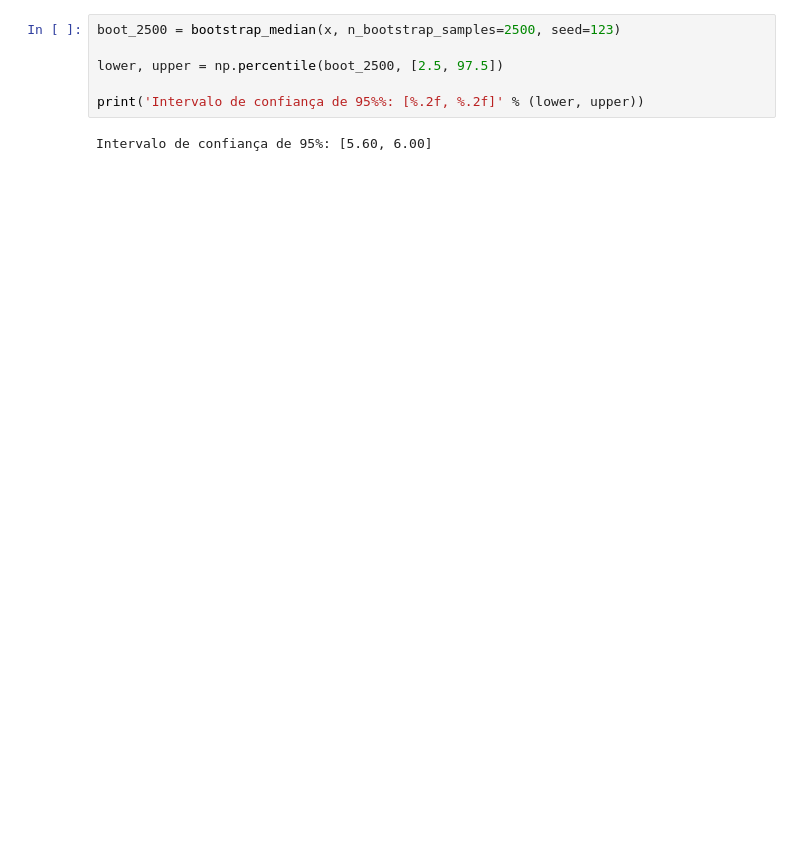
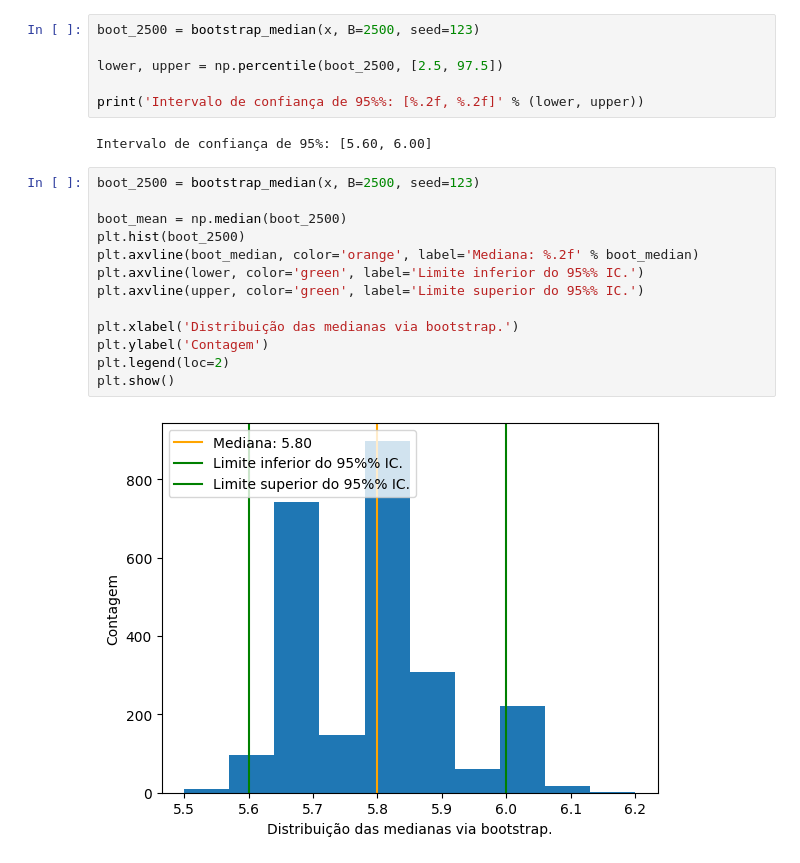
Before and after one commit to thiagorr162/thiagorr162.github.io, a Jupyter notebook: assets/aula/reamostragem/jupyter/bootstrap/bootstrap.ipynb, the cells around one changed output. Drawn from its saved outputs; the diff is of its cells as text; blank space fills up the shorter version.

```diff
--- a/assets/aula/reamostragem/jupyter/bootstrap/bootstrap.ipynb
+++ b/assets/aula/reamostragem/jupyter/bootstrap/bootstrap.ipynb
@@ -76,10 +85,25 @@ median_std
 # %% [markdown]
 Agora vamos calcular um intervalo de confiança de 95% para a mediana.
 # %%
-boot_2500 = bootstrap_median(x, n_bootstrap_samples=2500, seed=123)
+boot_2500 = bootstrap_median(x, B=2500, seed=123)
 
 lower, upper = np.percentile(boot_2500, [2.5, 97.5])
 
 print('Intervalo de confiança de 95%%: [%.2f, %.2f]' % (lower, upper))
 # %% [output]
 Intervalo de confiança de 95%: [5.60, 6.00]
+# %%
+boot_2500 = bootstrap_median(x, B=2500, seed=123)
+
+boot_mean = np.median(boot_2500)
+plt.hist(boot_2500)
+plt.axvline(boot_median, color='orange', label='Mediana: %.2f' % boot_median)
+plt.axvline(lower, color='green', label='Limite inferior do 95%% IC.')
+plt.axvline(upper, color='green', label='Limite superior do 95%% IC.')
+
+plt.xlabel('Distribuição das medianas via bootstrap.')
+plt.ylabel('Contagem')
+plt.legend(loc=2)
+plt.show()
+# %% [output]
+[figure, added]
```
Also changed, not shown: parts of 8 cells of this notebook.
